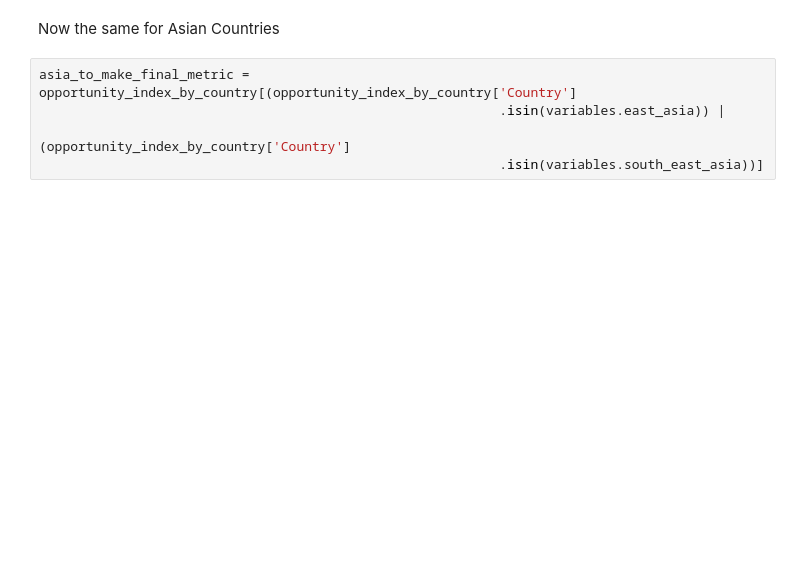
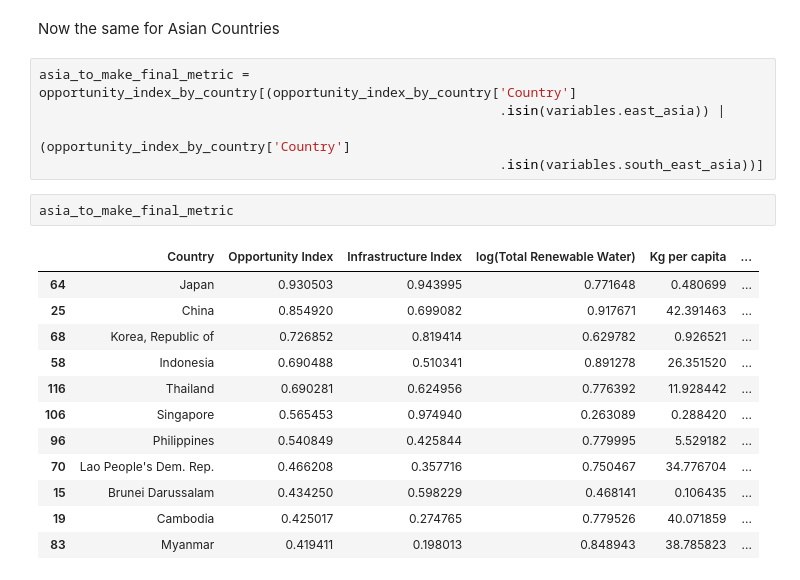
Before and after one commit to seenstevo/Pisciculture_EDA, a Jupyter notebook: src/notebooks/Metric_Of_Untapped_Potential.ipynb, the cells around one changed output. Cells and saved outputs as stored; diff of their text form; blank space fills up the shorter version.

```diff
--- a/src/notebooks/Metric_Of_Untapped_Potential.ipynb
+++ b/src/notebooks/Metric_Of_Untapped_Potential.ipynb
@@ -381,6 +382,21 @@ asia_to_make_final_metric = opportunity_index_by_country[(opportunity_index_by_c
                                                            .isin(variables.east_asia)) |
                                                           (opportunity_index_by_country['Country']
                                                            .isin(variables.south_east_asia))]
+# %%
+asia_to_make_final_metric
+# %% [output]
+|  | Country | Opportunity Index | Infrastructure Index | log(Total Renewable Water) | Kg per capita | ... |
+| 64 | Japan | 0.930503 | 0.943995 | 0.771648 | 0.480699 | ... |
+| 25 | China | 0.854920 | 0.699082 | 0.917671 | 42.391463 | ... |
+| 68 | Korea, Republic of | 0.726852 | 0.819414 | 0.629782 | 0.926521 | ... |
+| 58 | Indonesia | 0.690488 | 0.510341 | 0.891278 | 26.351520 | ... |
+| 116 | Thailand | 0.690281 | 0.624956 | 0.776392 | 11.928442 | ... |
+| 106 | Singapore | 0.565453 | 0.974940 | 0.263089 | 0.288420 | ... |
+| 96 | Philippines | 0.540849 | 0.425844 | 0.779995 | 5.529182 | ... |
+| 70 | Lao People's Dem. Rep. | 0.466208 | 0.357716 | 0.750467 | 34.776704 | ... |
+| 15 | Brunei Darussalam | 0.434250 | 0.598229 | 0.468141 | 0.106435 | ... |
+| 19 | Cambodia | 0.425017 | 0.274765 | 0.779526 | 40.071859 | ... |
+| 83 | Myanmar | 0.419411 | 0.198013 | 0.848943 | 38.785823 | ... |
 # %%
 plt.figure(figsize=(6,6))
 g = sns.scatterplot(data = asia_to_make_final_metric,
```
Also changed, not shown: parts of 9 cells of this notebook, 5 other files.
